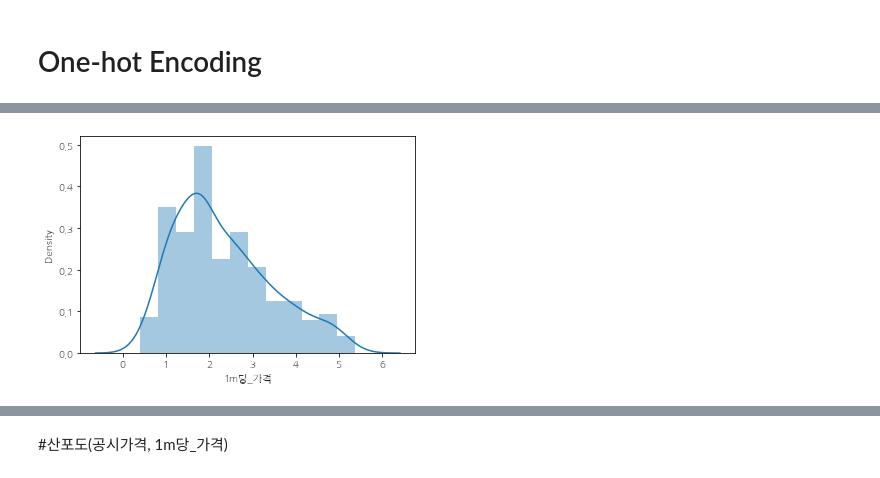
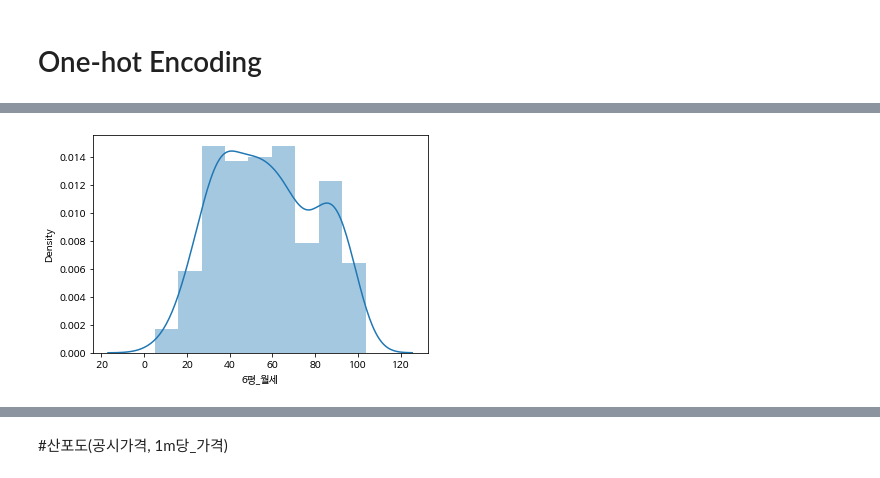
Before and after one commit to dasog94/PresumptionofMontlyRent, a Jupyter notebook: Preprocessing.ipynb, the cells around one changed output, grey strips where cells are left out. Saved outputs shown, nothing was run; the diff lists cells and outputs as text; code cells hidden in the pictures.

```diff
--- a/Preprocessing.ipynb
+++ b/Preprocessing.ipynb
@@ -64,6 +107,9 @@ df = pd.read_csv('/content/gdrive/My Drive/recommend_system/tracer/월세데이
 # %%
-df = df.loc[:, ['법정동명', '건축년도', '층', '보증금(만원)', '계약년월', '전월세구분', '전용면적', '공시가격', '보증금->월세']]
-df = df.dropna(axis=0)
+# df = df.loc[:, ['법정동명', '건축년도', '층', '보증금(만원)', '계약년월', '전월세구분', '거주타입', '전용면적', '공시가격', '보증금->월세']]
+# df = df.loc[:, ['법정동명', '도로명', '건축년도', '층', '보증금(만원)', '계약년월', '전월세구분', '거주타입', '전용면적', '공시가격', '보증금->월세']]
+# df = df.loc[:, ['시군구', '번지', '건축년도', '층', '보증금(만원)', '계약년월', '전월세구분', '전용면적(㎡)', '공시가격', '보증금->월세']]
+
+# df = df.dropna(axis=0)
 # %%
 len(df)
 # %% [output]
@@ -98,6 +150,6 @@ df.dtypes
 dtype: object
 # %%
 #deleting points
-df = df.drop(df[df['전용면적'] > 40].index)
+df = df.drop(df[df['전용면적(㎡)'] > 40].index)
 print(len(df))
 # %% [output]
@@ -104,0 +180,6 @@ print(len(df))
+# %%
+df = df.dropna(subset=['6평_가격'], axis=0)
+# %%
+#deleting points
+df = df.drop(df[df['전용면적(㎡)'] > 40].index)
+print(len(df))
@@ -158,4 +282,4 @@ sns.distplot(df['보증금->월세']);
 # %%
-sns.distplot(df['1m당_가격']);
+sns.distplot(df['6평_월세']);
 # %% [output]
-[figure, old version]
+[figure, new version]
```
Also changed, not shown: parts of 62 cells of this notebook.
